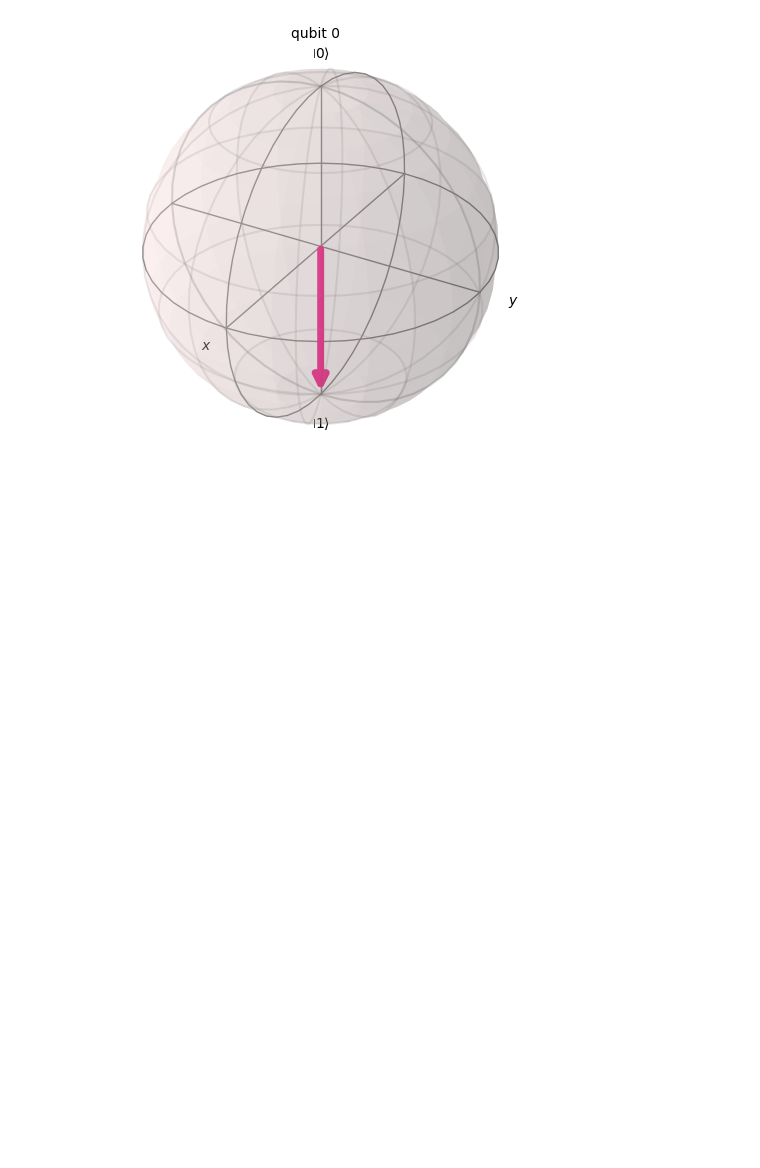
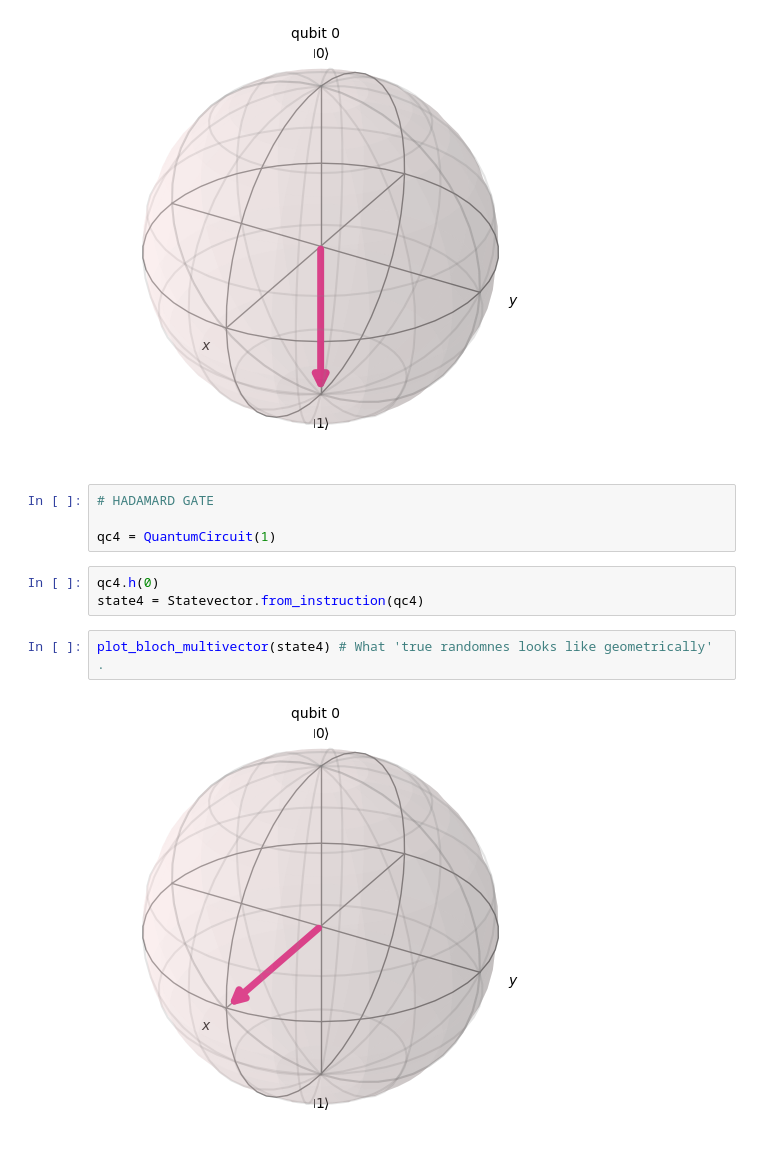
Before and after one commit to JayZeus999/Quantum-Superposition-Visualizer, a Jupyter notebook: bloch-sphere.ipynb, the cells around one changed output. Drawn from its saved outputs; the diff is of its cells as text; blank space fills up the shorter version.

Commit message:
Apply Hadamard gate to qbit 0

```diff
--- a/bloch-sphere.ipynb
+++ b/bloch-sphere.ipynb
@@ -39,3 +39,14 @@ state3 = Statevector.from_instruction(qc3)
 plot_bloch_multivector(state3)
 # %% [output]
 [figure]
+# %%
+# HADAMARD GATE
+
+qc4 = QuantumCircuit(1)
+# %%
+qc4.h(0)
+state4 = Statevector.from_instruction(qc4)
+# %%
+plot_bloch_multivector(state4) # What 'true randomnes looks like geometrically' .
+# %% [output]
+[figure, added]
```
